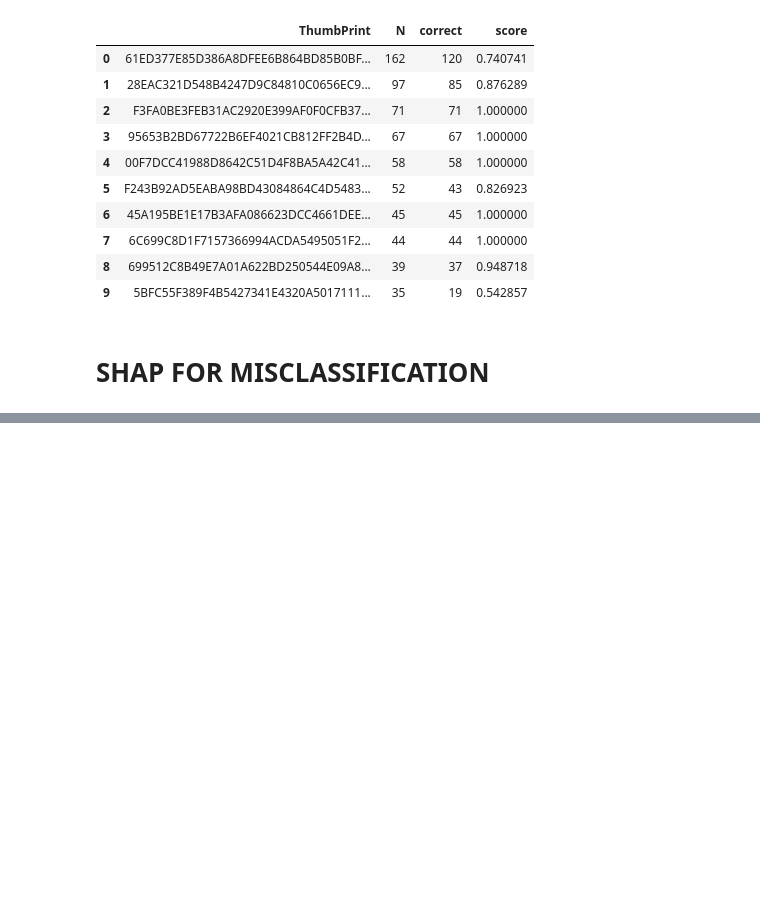
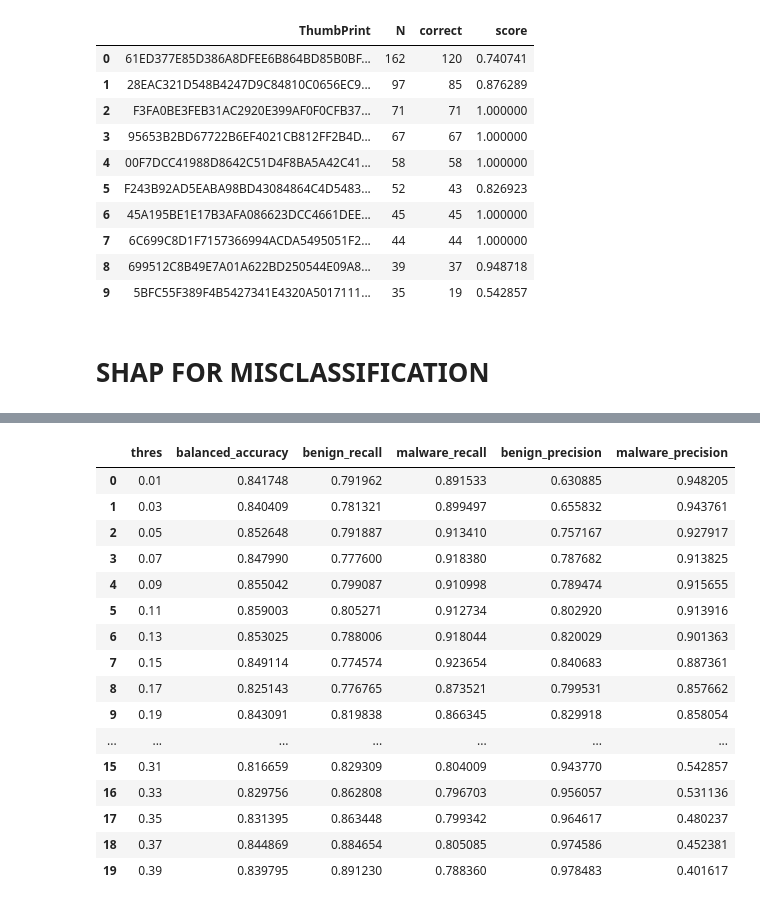
Before and after one commit to Programming-Systems-Lab/Capstone-2, a Jupyter notebook: Model Training/DNN_and_Visualization_with_hash.ipynb, the cells around one changed output, grey strips where cells are left out. Cells and saved outputs as stored; diff of their text form; code cells hidden in the pictures; blank space fills up the shorter version.

```diff
--- a/Model Training/DNN_and_Visualization_with_hash.ipynb
+++ b/Model Training/DNN_and_Visualization_with_hash.ipynb
@@ -83,7 +83,10 @@ def resample(df):
     gp=df.groupby('label').count().iloc[:,0:1].reset_index().sort_values('label')
     gp.columns=['label','cnt']
     cnt_lst=list(gp['cnt'])
-    x_df_resample=pd.concat([df.query('label==0').sample(n=cnt_lst[1]-cnt_lst[0],random_state=123,replace=True),df])
+    if cnt_lst[1]-cnt_lst[0]>0:
+        x_df_resample=pd.concat([df.query('label==0').sample(n=cnt_lst[1]-cnt_lst[0],random_state=123,replace=True),df])
+    else:
+        x_df_resample=pd.concat([df.query('label==1').sample(n=cnt_lst[0]-cnt_lst[1],random_state=123,replace=True),df])
     y_df_resample=x_df_resample['label']
     return x_df_resample,y_df_resample
 # %%
@@ -963,0 +1111,20 @@ def combine_top_thumbprint(X_train,X_test,model,model_name,feature_lst):
+# %%
+pd.DataFrame(pd_metric)
+# %% [output]
+|  | thres | balanced_accuracy | benign_recall | malware_recall | benign_precision | malware_precision |
+| 0 | 0.01 | 0.841748 | 0.791962 | 0.891533 | 0.630885 | 0.948205 |
+| 1 | 0.03 | 0.840409 | 0.781321 | 0.899497 | 0.655832 | 0.943761 |
+| 2 | 0.05 | 0.852648 | 0.791887 | 0.913410 | 0.757167 | 0.927917 |
+| 3 | 0.07 | 0.847990 | 0.777600 | 0.918380 | 0.787682 | 0.913825 |
+| 4 | 0.09 | 0.855042 | 0.799087 | 0.910998 | 0.789474 | 0.915655 |
+| 5 | 0.11 | 0.859003 | 0.805271 | 0.912734 | 0.802920 | 0.913916 |
+| 6 | 0.13 | 0.853025 | 0.788006 | 0.918044 | 0.820029 | 0.901363 |
+| 7 | 0.15 | 0.849114 | 0.774574 | 0.923654 | 0.840683 | 0.887361 |
+| 8 | 0.17 | 0.825143 | 0.776765 | 0.873521 | 0.799531 | 0.857662 |
+| 9 | 0.19 | 0.843091 | 0.819838 | 0.866345 | 0.829918 | 0.858054 |
+| ... | ... | ... | ... | ... | ... | ... |
+| 15 | 0.31 | 0.816659 | 0.829309 | 0.804009 | 0.943770 | 0.542857 |
+| 16 | 0.33 | 0.829756 | 0.862808 | 0.796703 | 0.956057 | 0.531136 |
+| 17 | 0.35 | 0.831395 | 0.863448 | 0.799342 | 0.964617 | 0.480237 |
+| 18 | 0.37 | 0.844869 | 0.884654 | 0.805085 | 0.974586 | 0.452381 |
+| 19 | 0.39 | 0.839795 | 0.891230 | 0.788360 | 0.978483 | 0.401617 |
```
Also changed, not shown: parts of 9 cells of this notebook, 1 other file.
